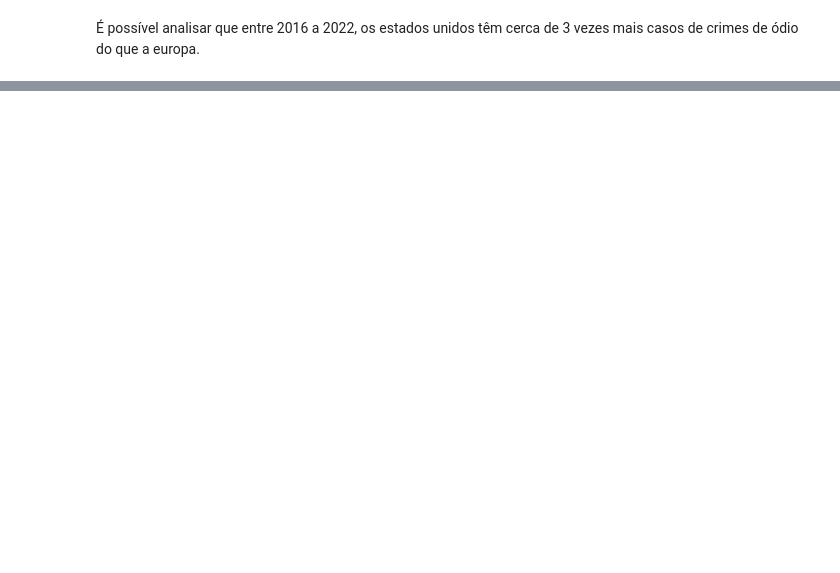
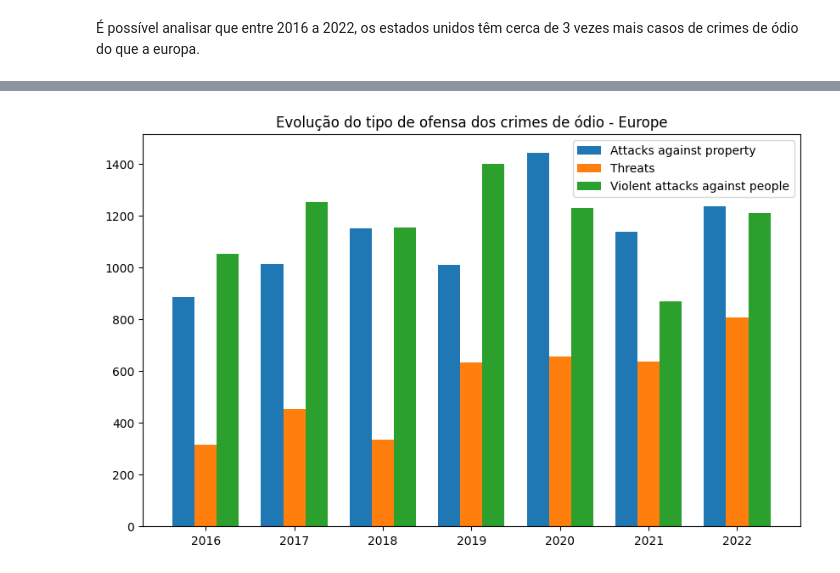
Before and after one commit to Sequeira12/SGD-Hate-Crimes-Analysis, a Jupyter notebook: Hate-crimes-analysis.ipynb, the cells around one changed output, grey strips where cells are left out. Drawn from its saved outputs; the diff is of its cells as text; code cells hidden in the pictures; blank space fills up the shorter version.

```diff
--- a/Hate-crimes-analysis.ipynb
+++ b/Hate-crimes-analysis.ipynb
@@ -492,0 +1425,86 @@ Name: incident_id, dtype: int64
+# %%
+query = """
+select offense_name,count(*),year from crimes where year >= 2016
+group by offense_name,country,year
+order by country,offense_name,year;
+"""
+import numpy as np
+cur = conn.cursor()
+cur.execute(query)
+
+rows = cur.fetchall()
+
+
+europe = rows[:21]
+
+help =[]
+listafinal = []
+
+
+count = 0
+for eu in europe:
+    help.append(eu[1])
+    count += 1
+    if(count == 7):
+        labels.append(eu[0])
+        listafinal.append(help)
+        help = []
+
+        count = 0
+
+print(europe)
+
+
+plt.figure(figsize=(10,6))
+plt.title('Evolução do tipo de ofensa dos crimes de ódio - Europe')
+barWidth=0.25
+r1 = np.arange(len(listafinal[0]))
+r2 = [x + barWidth for x in r1]
+r3 = [x + barWidth for x in r2]
+
+plt.bar(r1,listafinal[0],width=barWidth,label='Attacks against property')
+plt.bar(r2,listafinal[1],width=barWidth,label='Threats')
+plt.bar(r3,listafinal[2],width=barWidth,label='Violent attacks against people')
+
+plt.xticks([r + barWidth for r in range(len(listafinal[0]))],[2016,2017,2018,2019,2020,2021,2022])
+plt.legend()
+plt.show()
+
+
+
+
+eua = rows[21:]
+
+help =[]
+listafinal = []
+print(eua)
+
+count = 0
+for eu in eua:
+    help.append(eu[1])
+    count += 1
+    if(count == 7):
+        labels.append(eu[0])
+        listafinal.append(help)
+        help = []
+
+        count = 0
+
+
+
+
+plt.figure(figsize=(10,6))
+plt.title('Evolução do tipo de ofensa dos crimes de ódio - United States of America')
+barWidth=0.25
+r1 = np.arange(len(listafinal[0]))
+r2 = [x + barWidth for x in r1]
+r3 = [x + barWidth for x in r2]
+
+plt.bar(r1,listafinal[0],width=barWidth,label='Attacks against property')
+plt.bar(r2,listafinal[1],width=barWidth,label='Threats')
+plt.bar(r3,listafinal[2],width=barWidth,label='Violent attacks against people')
+
+plt.xticks([r + barWidth for r in range(len(listafinal[0]))],[2016,2017,2018,2019,2020,2021,2022])
+plt.legend()
+plt.show()
+# %% [output]
@@ -492,0 +1512 @@ Name: incident_id, dtype: int64
+[figure, added]
```
Also changed, not shown: parts of 76 cells of this notebook, 24 other files.
